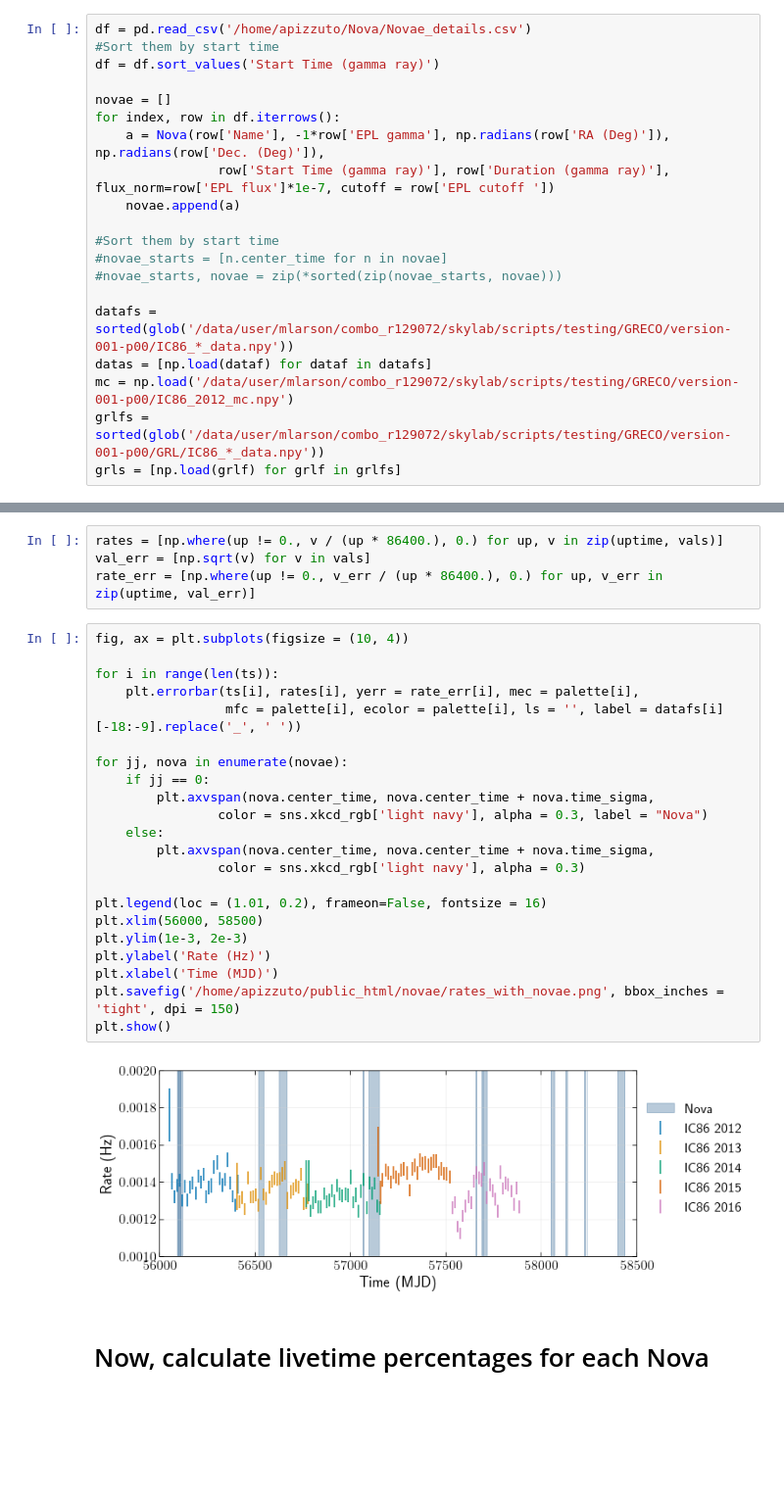
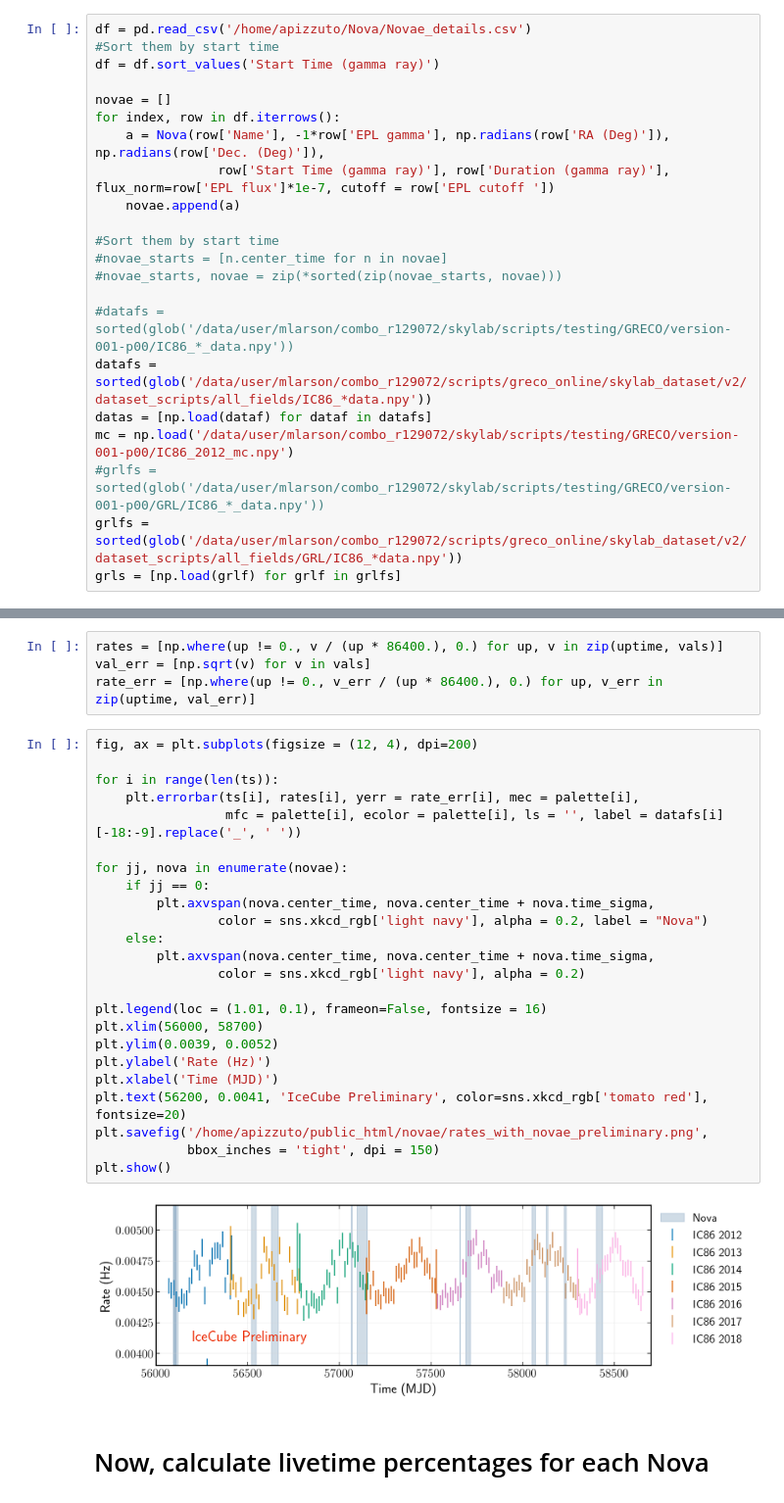
Before and after one commit to apizzuto/Novae, a Jupyter notebook: notebook/check_livetimes_with_grls.ipynb, the cells around one changed output, grey strips where cells are left out. Shown at 98% size. Saved outputs shown, nothing was run; the diff lists cells and outputs as text; blank space fills up the shorter version.

```diff
--- a/notebook/check_livetimes_with_grls.ipynb
+++ b/notebook/check_livetimes_with_grls.ipynb
@@ -31,10 +31,12 @@ for index, row in df.iterrows():
 #novae_starts = [n.center_time for n in novae]
 #novae_starts, novae = zip(*sorted(zip(novae_starts, novae)))
 
-datafs = sorted(glob('/data/user/mlarson/combo_r129072/skylab/scripts/testing/GRECO/version-001-p00/IC86_*_data.npy'))
+#datafs = sorted(glob('/data/user/mlarson/combo_r129072/skylab/scripts/testing/GRECO/version-001-p00/IC86_*_data.npy'))
+datafs = sorted(glob('/data/user/mlarson/combo_r129072/scripts/greco_online/skylab_dataset/v2/dataset_scripts/all_fields/IC86_*data.npy'))
 datas = [np.load(dataf) for dataf in datafs]
 mc = np.load('/data/user/mlarson/combo_r129072/skylab/scripts/testing/GRECO/version-001-p00/IC86_2012_mc.npy')
-grlfs = sorted(glob('/data/user/mlarson/combo_r129072/skylab/scripts/testing/GRECO/version-001-p00/GRL/IC86_*_data.npy'))
+#grlfs = sorted(glob('/data/user/mlarson/combo_r129072/skylab/scripts/testing/GRECO/version-001-p00/GRL/IC86_*_data.npy'))
+grlfs = sorted(glob('/data/user/mlarson/combo_r129072/scripts/greco_online/skylab_dataset/v2/dataset_scripts/all_fields/GRL/IC86_*data.npy'))
 grls = [np.load(grlf) for grlf in grlfs]
 # %%
 vals, ts = [], []
@@ -61,29 +63,31 @@ rates = [np.where(up != 0., v / (up * 86400.), 0.) for up, v in zip(uptime, vals
 val_err = [np.sqrt(v) for v in vals]
 rate_err = [np.where(up != 0., v_err / (up * 86400.), 0.) for up, v_err in zip(uptime, val_err)]
 # %%
-fig, ax = plt.subplots(figsize = (10, 4))
+fig, ax = plt.subplots(figsize = (12, 4), dpi=200)
 
 for i in range(len(ts)):
     plt.errorbar(ts[i], rates[i], yerr = rate_err[i], mec = palette[i],
                  mfc = palette[i], ecolor = palette[i], ls = '', label = datafs[i][-18:-9].replace('_', ' '))
 
 for jj, nova in enumerate(novae):
     if jj == 0:
         plt.axvspan(nova.center_time, nova.center_time + nova.time_sigma,
-                color = sns.xkcd_rgb['light navy'], alpha = 0.3, label = "Nova")
+                color = sns.xkcd_rgb['light navy'], alpha = 0.2, label = "Nova")
     else:
         plt.axvspan(nova.center_time, nova.center_time + nova.time_sigma,
-                color = sns.xkcd_rgb['light navy'], alpha = 0.3)
+                color = sns.xkcd_rgb['light navy'], alpha = 0.2)
 
-plt.legend(loc = (1.01, 0.2), frameon=False, fontsize = 16)
-plt.xlim(56000, 58500)
-plt.ylim(1e-3, 2e-3)
+plt.legend(loc = (1.01, 0.1), frameon=False, fontsize = 16)
+plt.xlim(56000, 58700)
+plt.ylim(0.0039, 0.0052)
 plt.ylabel('Rate (Hz)')
 plt.xlabel('Time (MJD)')
-plt.savefig('/home/apizzuto/public_html/novae/rates_with_novae.png', bbox_inches = 'tight', dpi = 150)
+plt.text(56200, 0.0041, 'IceCube Preliminary', color=sns.xkcd_rgb['tomato red'], fontsize=20)
+plt.savefig('/home/apizzuto/public_html/novae/rates_with_novae_preliminary.png',
+            bbox_inches = 'tight', dpi = 150)
 plt.show()
 # %% [output]
-[figure, old version]
+[figure, new version]
 # %% [markdown]
 # Now, calculate livetime percentages for each Nova
 # %%
```
